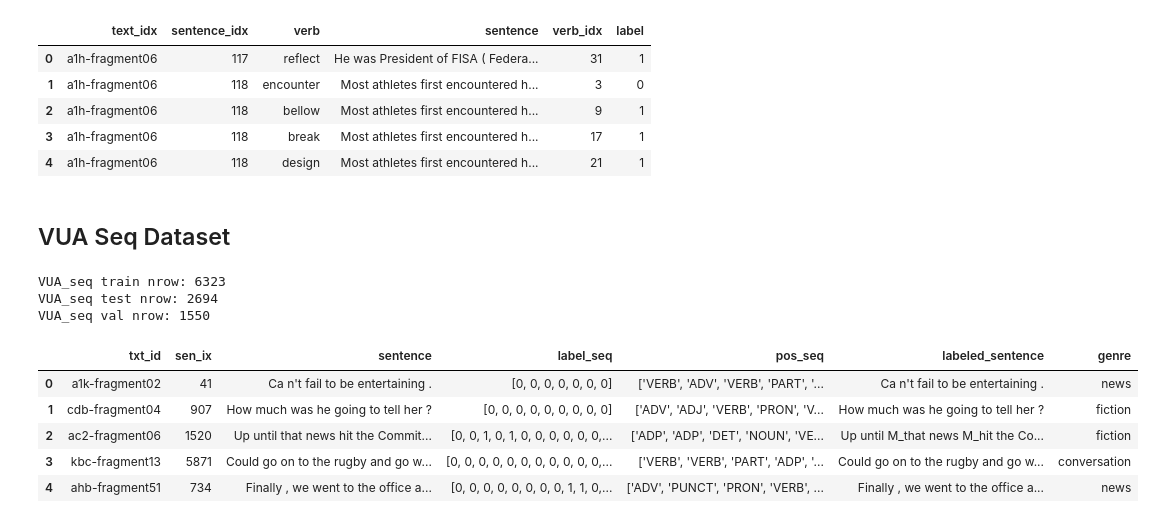
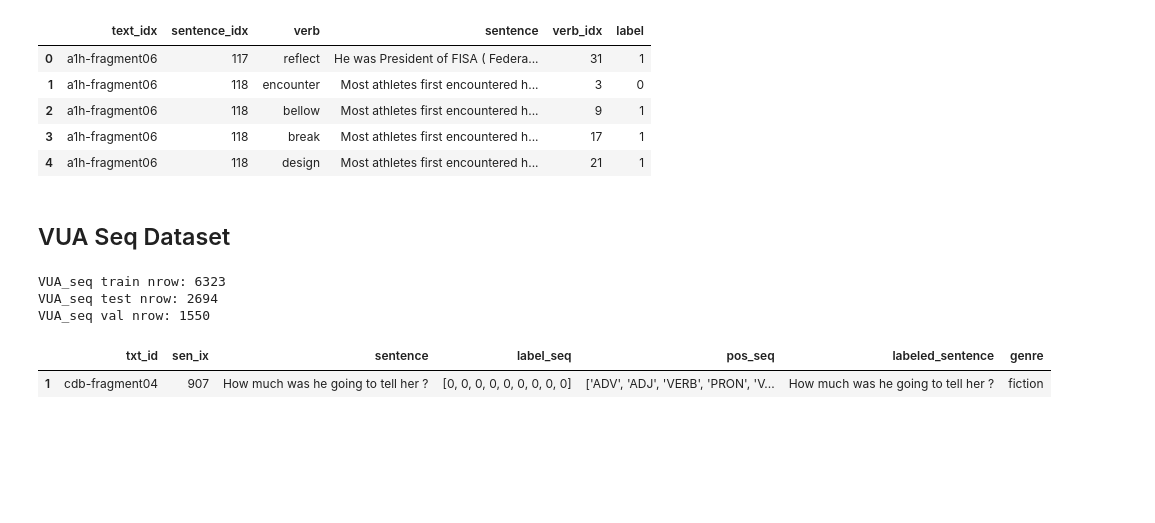
Before and after one commit to cmsc-25700/metaphor-detection, a Jupyter notebook: notebooks/Explore Datasets.ipynb, the cells around one changed output. Cells and saved outputs as stored; diff of their text form; code cells hidden in the pictures; blank space fills up the shorter version.

```diff
--- a/notebooks/Explore Datasets.ipynb
+++ b/notebooks/Explore Datasets.ipynb
@@ -163,11 +163,7 @@ VUA_seq train nrow: 6323
 VUA_seq test nrow: 2694
 VUA_seq val nrow: 1550
 # %%
-data_container.vua_seq_formatted_train.head()
+data_container.vua_seq_formatted_train[data_container.vua_seq_formatted_train["labeled_sentence"]=="How much was he going to tell her ?"].head()
 # %% [output]
 |  | txt_id | sen_ix | sentence | label_seq | pos_seq | labeled_sentence | genre |
-| 0 | a1k-fragment02 | 41 | Ca n't fail to be entertaining . | [0, 0, 0, 0, 0, 0, 0] | ['VERB', 'ADV', 'VERB', 'PART', '... | Ca n't fail to be entertaining . | news |
 | 1 | cdb-fragment04 | 907 | How much was he going to tell her ? | [0, 0, 0, 0, 0, 0, 0, 0, 0] | ['ADV', 'ADJ', 'VERB', 'PRON', 'V... | How much was he going to tell her ? | fiction |
-| 2 | ac2-fragment06 | 1520 | Up until that news hit the Commit... | [0, 0, 1, 0, 1, 0, 0, 0, 0, 0, 0,... | ['ADP', 'ADP', 'DET', 'NOUN', 'VE... | Up until M_that news M_hit the Co... | fiction |
-| 3 | kbc-fragment13 | 5871 | Could go on to the rugby and go w... | [0, 0, 0, 0, 0, 0, 0, 0, 0, 0, 0,... | ['VERB', 'VERB', 'PART', 'ADP', '... | Could go on to the rugby and go w... | conversation |
-| 4 | ahb-fragment51 | 734 | Finally , we went to the office a... | [0, 0, 0, 0, 0, 0, 0, 0, 1, 1, 0,... | ['ADV', 'PUNCT', 'PRON', 'VERB', ... | Finally , we went to the office a... | news |
```
Also changed, not shown: parts of 2 cells of this notebook, 2 other files.
